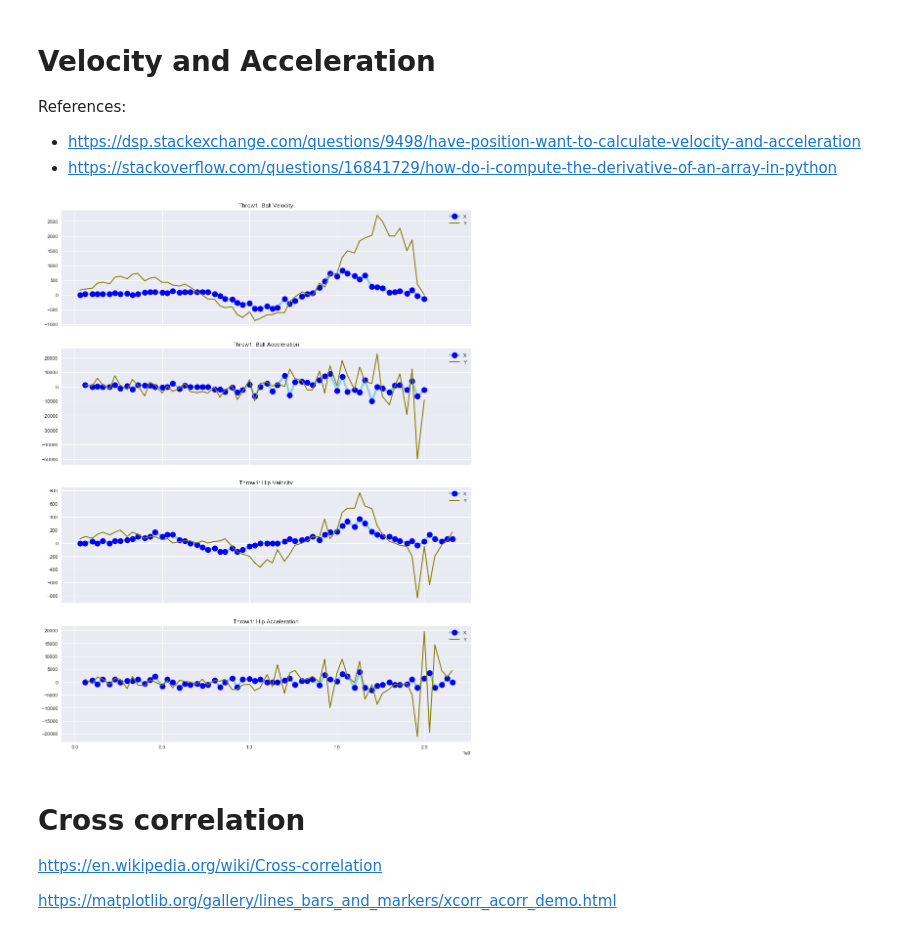
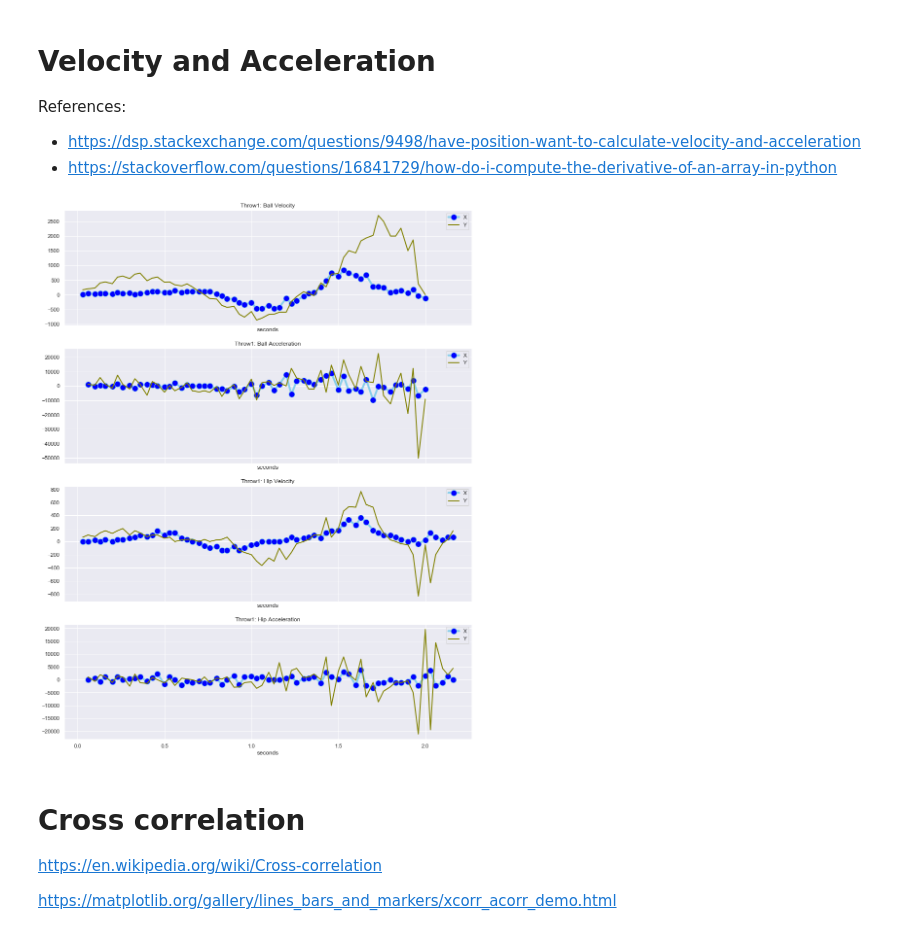
Before and after one commit to lisaong/hss, a Jupyter notebook: 02_explore_data.ipynb, the cells around one changed output. Drawn from its saved outputs; the diff is of its cells as text; code cells hidden in the pictures.

```diff
--- a/02_explore_data.ipynb
+++ b/02_explore_data.ipynb
@@ -165,32 +165,33 @@ def velocity_and_acceleration(df:pd.DataFrame):
     ax = diff(vx)/dt[1:]
     ay = diff(vy)/dt[1:]
 
-    return {'vx': vx, 'vy': vy, 'ax': ax, 'ay': ay}
+    return {'t': t, 'vx': vx, 'vy': vy, 'ax': ax, 'ay': ay}
 # %%
 va_ball1 = velocity_and_acceleration(df_ball1)
 va_hips1 = velocity_and_acceleration(df_hips1)
 # %%
 def plot_series(ax, title, t, x, y):
     ax.set_title(title)
     ax.plot(t, x, label='X', marker='o', markerfacecolor='blue', markersize=12, color='skyblue', linewidth=4)
     ax.plot(t, y, label='Y', marker='', color='olive', linewidth=2)
+    ax.set_xlabel('seconds')
     ax.legend()
 
 fig, [ax0, ax1, ax2, ax3] = plt.subplots(4, 1, figsize=(15, 20), sharex=True)
 
-# velocity is first order difference (df_ball1.index[1:])
-plot_series(ax0, 'Throw1: Ball Velocity', df_ball1.index[1:], va_ball1['vx'], va_ball1['vy'])
+# drop the first time value (velocity is a first order difference)
+plot_series(ax0, 'Throw1: Ball Velocity', va_ball1['t'][1:], va_ball1['vx'], va_ball1['vy'])
 
-# acceleration is second order difference (df_ball1.index[2:])
-plot_series(ax1, 'Throw1: Ball Acceleration', df_ball1.index[2:], va_ball1['ax'], va_ball1['ay'])
+# drop the first two time values (acceleration is a 2nd order difference)
+plot_series(ax1, 'Throw1: Ball Acceleration', va_ball1['t'][2:], va_ball1['ax'], va_ball1['ay'])
 
-plot_series(ax2, 'Throw1: Hip Velocity', df_hips1.index[1:], va_hips1['vx'], va_hips1['vy'])
+plot_series(ax2, 'Throw1: Hip Velocity', va_hips1['t'][1:], va_hips1['vx'], va_hips1['vy'])
 
-plot_series(ax3, 'Throw1: Hip Acceleration', df_hips1.index[2:], va_hips1['ax'], va_hips1['ay'])
+plot_series(ax3, 'Throw1: Hip Acceleration', va_hips1['t'][2:], va_hips1['ax'], va_hips1['ay'])
 
 plt.show()
 # %% [output]
-[figure, old version]
+[figure, new version]
 # %% [markdown]
 # Cross correlation
 
```
Also changed, not shown: parts of 8 cells of this notebook, 4 other files.
